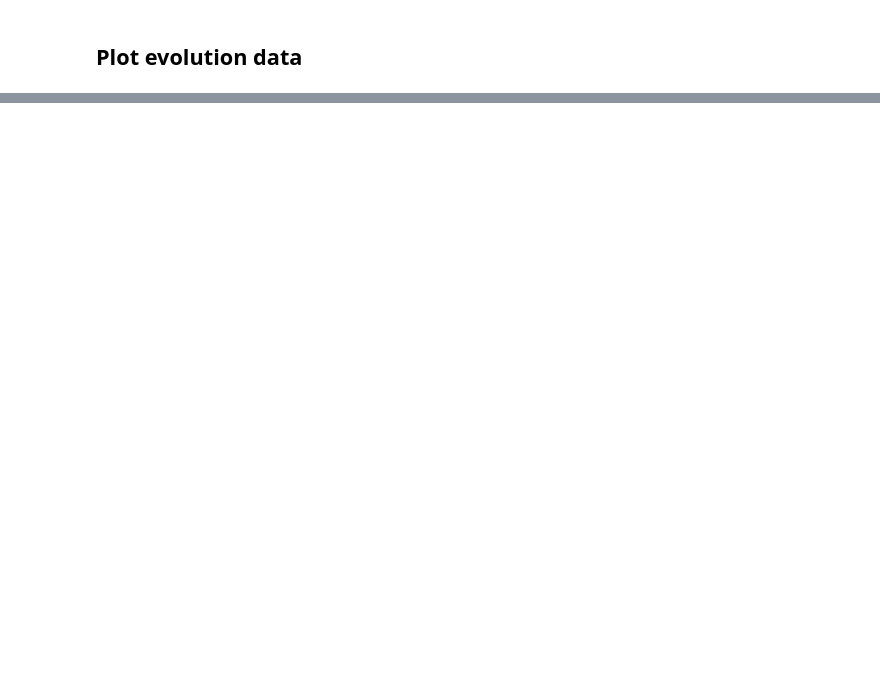
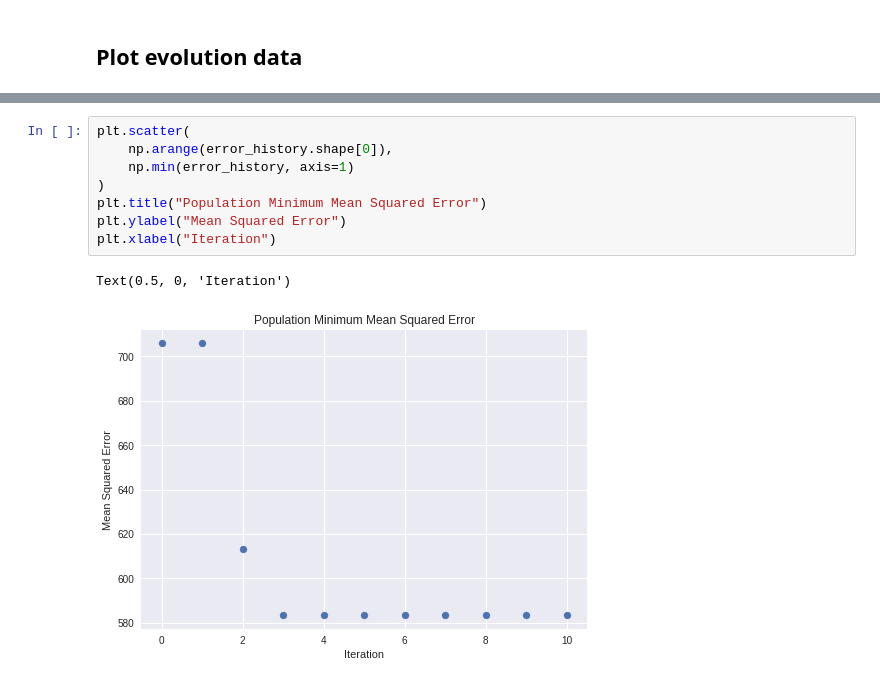
Before and after one commit to chautsunman/FYP-AI, a Jupyter notebook: evolution.ipynb, the cells around one changed output, grey strips where cells are left out. Drawn from its saved outputs; the diff is of its cells as text; blank space fills up the shorter version.

```diff
--- a/evolution.ipynb
+++ b/evolution.ipynb
@@ -274,0 +275,11 @@ plt.scatter(
+# %%
+plt.scatter(
+    np.arange(error_history.shape[0]),
+    np.min(error_history, axis=1)
+)
+plt.title("Population Minimum Mean Squared Error")
+plt.ylabel("Mean Squared Error")
+plt.xlabel("Iteration")
+# %% [output]
+Text(0.5, 0, 'Iteration')
+[figure, added]
```
Also changed, not shown: parts of 5 cells of this notebook.
